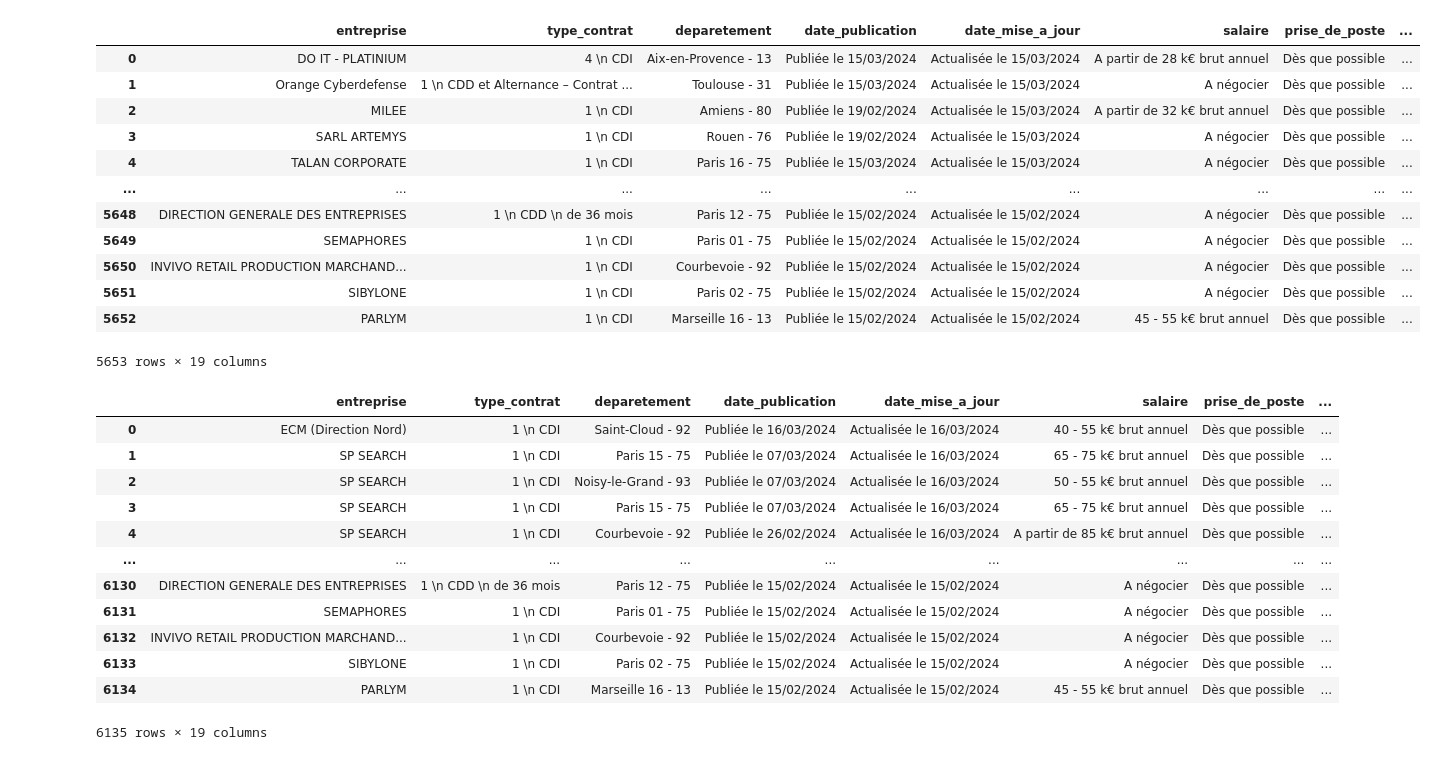
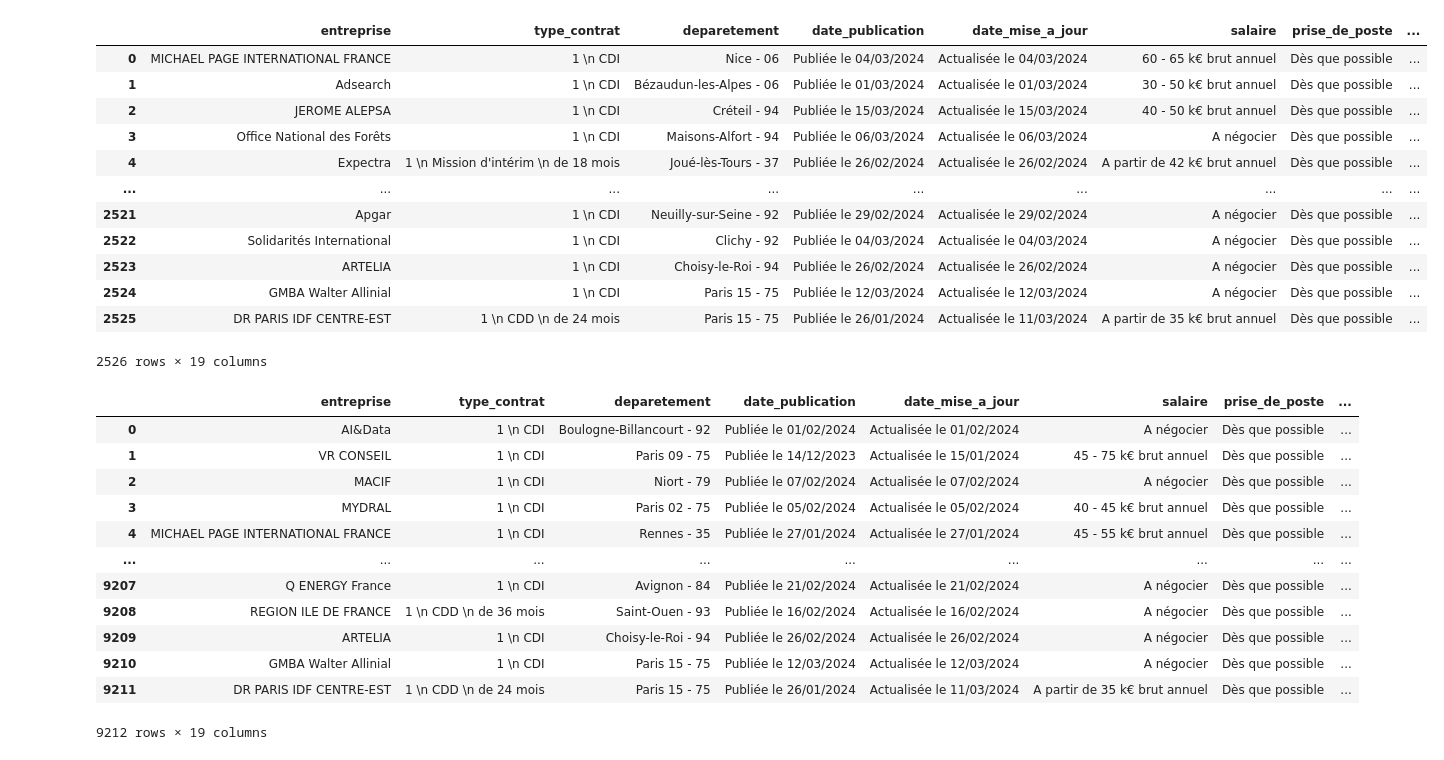
Before and after one commit to Racha1004/DALAS_projet, a Jupyter notebook: concat.ipynb, the cells around one changed output. Saved outputs shown, nothing was run; the diff lists cells and outputs as text; code cells hidden in the pictures.

```diff
--- a/concat.ipynb
+++ b/concat.ipynb
@@ -41,35 +37,37 @@ df2
 # %%
-df3 = pd.read_csv("Scrapped_Data/Data_Apec_data/Apec_data_3.csv")
+df3 = pd.read_csv("Scrapped_Data/Data_Apec_cyberSec/Apec_data_total.csv")
 df3
 # %% [output]
 |  | entreprise | type_contrat | deparetement | date_publication | date_mise_a_jour | salaire | prise_de_poste | ... |
-| 0 | DO IT - PLATINIUM | 4 \n CDI | Aix-en-Provence - 13 | Publiée le 15/03/2024 | Actualisée le 15/03/2024 | A partir de 28 k€ brut annuel | Dès que possible | ... |
-| 1 | Orange Cyberdefense | 1 \n CDD et Alternance – Contrat ... | Toulouse - 31 | Publiée le 15/03/2024 | Actualisée le 15/03/2024 | A négocier | Dès que possible | ... |
-| 2 | MILEE | 1 \n CDI | Amiens - 80 | Publiée le 19/02/2024 | Actualisée le 15/03/2024 | A partir de 32 k€ brut annuel | Dès que possible | ... |
-| 3 | SARL ARTEMYS | 1 \n CDI | Rouen - 76 | Publiée le 19/02/2024 | Actualisée le 15/03/2024 | A négocier | Dès que possible | ... |
-| 4 | TALAN CORPORATE | 1 \n CDI | Paris 16 - 75 | Publiée le 15/03/2024 | Actualisée le 15/03/2024 | A négocier | Dès que possible | ... |
+| 0 | MICHAEL PAGE INTERNATIONAL FRANCE | 1 \n CDI | Nice - 06 | Publiée le 04/03/2024 | Actualisée le 04/03/2024 | 60 - 65 k€ brut annuel | Dès que possible | ... |
+| 1 | Adsearch | 1 \n CDI | Bézaudun-les-Alpes - 06 | Publiée le 01/03/2024 | Actualisée le 01/03/2024 | 30 - 50 k€ brut annuel | Dès que possible | ... |
+| 2 | JEROME ALEPSA | 1 \n CDI | Créteil - 94 | Publiée le 15/03/2024 | Actualisée le 15/03/2024 | 40 - 50 k€ brut annuel | Dès que possible | ... |
+| 3 | Office National des Forêts | 1 \n CDI | Maisons-Alfort - 94 | Publiée le 06/03/2024 | Actualisée le 06/03/2024 | A négocier | Dès que possible | ... |
+| 4 | Expectra | 1 \n Mission d'intérim \n de 18 mois | Joué-lès-Tours - 37 | Publiée le 26/02/2024 | Actualisée le 26/02/2024 | A partir de 42 k€ brut annuel | Dès que possible | ... |
 | ... | ... | ... | ... | ... | ... | ... | ... | ... |
-| 5648 | DIRECTION GENERALE DES ENTREPRISES | 1 \n CDD \n de 36 mois | Paris 12 - 75 | Publiée le 15/02/2024 | Actualisée le 15/02/2024 | A négocier | Dès que possible | ... |
-| 5649 | SEMAPHORES | 1 \n CDI | Paris 01 - 75 | Publiée le 15/02/2024 | Actualisée le 15/02/2024 | A négocier | Dès que possible | ... |
-| 5650 | INVIVO RETAIL PRODUCTION MARCHAND... | 1 \n CDI | Courbevoie - 92 | Publiée le 15/02/2024 | Actualisée le 15/02/2024 | A négocier | Dès que possible | ... |
-| 5651 | SIBYLONE | 1 \n CDI | Paris 02 - 75 | Publiée le 15/02/2024 | Actualisée le 15/02/2024 | A négocier | Dès que possible | ... |
-| 5652 | PARLYM | 1 \n CDI | Marseille 16 - 13 | Publiée le 15/02/2024 | Actualisée le 15/02/2024 | 45 - 55 k€ brut annuel | Dès que possible | ... |
+| 2521 | Apgar | 1 \n CDI | Neuilly-sur-Seine - 92 | Publiée le 29/02/2024 | Actualisée le 29/02/2024 | A négocier | Dès que possible | ... |
+| 2522 | Solidarités International | 1 \n CDI | Clichy - 92 | Publiée le 04/03/2024 | Actualisée le 04/03/2024 | A négocier | Dès que possible | ... |
+| 2523 | ARTELIA | 1 \n CDI | Choisy-le-Roi - 94 | Publiée le 26/02/2024 | Actualisée le 26/02/2024 | A négocier | Dès que possible | ... |
+| 2524 | GMBA Walter Allinial | 1 \n CDI | Paris 15 - 75 | Publiée le 12/03/2024 | Actualisée le 12/03/2024 | A négocier | Dès que possible | ... |
+| 2525 | DR PARIS IDF CENTRE-EST | 1 \n CDD \n de 24 mois | Paris 15 - 75 | Publiée le 26/01/2024 | Actualisée le 11/03/2024 | A partir de 35 k€ brut annuel | Dès que possible | ... |
-5653 rows × 19 columns
+2526 rows × 19 columns
 # %%
 df = pd.concat([df1,df2 , df3] , ignore_index=True)
+df = df.drop_duplicates()
+df.reset_index(drop=True, inplace=True)
 df
 # %% [output]
 |  | entreprise | type_contrat | deparetement | date_publication | date_mise_a_jour | salaire | prise_de_poste | ... |
-| 0 | ECM (Direction Nord) | 1 \n CDI | Saint-Cloud - 92 | Publiée le 16/03/2024 | Actualisée le 16/03/2024 | 40 - 55 k€ brut annuel | Dès que possible | ... |
-| 1 | SP SEARCH | 1 \n CDI | Paris 15 - 75 | Publiée le 07/03/2024 | Actualisée le 16/03/2024 | 65 - 75 k€ brut annuel | Dès que possible | ... |
-| 2 | SP SEARCH | 1 \n CDI | Noisy-le-Grand - 93 | Publiée le 07/03/2024 | Actualisée le 16/03/2024 | 50 - 55 k€ brut annuel | Dès que possible | ... |
-| 3 | SP SEARCH | 1 \n CDI | Paris 15 - 75 | Publiée le 07/03/2024 | Actualisée le 16/03/2024 | 65 - 75 k€ brut annuel | Dès que possible | ... |
-| 4 | SP SEARCH | 1 \n CDI | Courbevoie - 92 | Publiée le 26/02/2024 | Actualisée le 16/03/2024 | A partir de 85 k€ brut annuel | Dès que possible | ... |
+| 0 | AI&Data | 1 \n CDI | Boulogne-Billancourt - 92 | Publiée le 01/02/2024 | Actualisée le 01/02/2024 | A négocier | Dès que possible | ... |
+| 1 | VR CONSEIL | 1 \n CDI | Paris 09 - 75 | Publiée le 14/12/2023 | Actualisée le 15/01/2024 | 45 - 75 k€ brut annuel | Dès que possible | ... |
+| 2 | MACIF | 1 \n CDI | Niort - 79 | Publiée le 07/02/2024 | Actualisée le 07/02/2024 | A négocier | Dès que possible | ... |
+| 3 | MYDRAL | 1 \n CDI | Paris 02 - 75 | Publiée le 05/02/2024 | Actualisée le 05/02/2024 | 40 - 45 k€ brut annuel | Dès que possible | ... |
+| 4 | MICHAEL PAGE INTERNATIONAL FRANCE | 1 \n CDI | Rennes - 35 | Publiée le 27/01/2024 | Actualisée le 27/01/2024 | 45 - 55 k€ brut annuel | Dès que possible | ... |
 | ... | ... | ... | ... | ... | ... | ... | ... | ... |
-| 6130 | DIRECTION GENERALE DES ENTREPRISES | 1 \n CDD \n de 36 mois | Paris 12 - 75 | Publiée le 15/02/2024 | Actualisée le 15/02/2024 | A négocier | Dès que possible | ... |
-| 6131 | SEMAPHORES | 1 \n CDI | Paris 01 - 75 | Publiée le 15/02/2024 | Actualisée le 15/02/2024 | A négocier | Dès que possible | ... |
-| 6132 | INVIVO RETAIL PRODUCTION MARCHAND... | 1 \n CDI | Courbevoie - 92 | Publiée le 15/02/2024 | Actualisée le 15/02/2024 | A négocier | Dès que possible | ... |
-| 6133 | SIBYLONE | 1 \n CDI | Paris 02 - 75 | Publiée le 15/02/2024 | Actualisée le 15/02/2024 | A négocier | Dès que possible | ... |
-| 6134 | PARLYM | 1 \n CDI | Marseille 16 - 13 | Publiée le 15/02/2024 | Actualisée le 15/02/2024 | 45 - 55 k€ brut annuel | Dès que possible | ... |
+| 9207 | Q ENERGY France | 1 \n CDI | Avignon - 84 | Publiée le 21/02/2024 | Actualisée le 21/02/2024 | A négocier | Dès que possible | ... |
+| 9208 | REGION ILE DE FRANCE | 1 \n CDD \n de 36 mois | Saint-Ouen - 93 | Publiée le 16/02/2024 | Actualisée le 16/02/2024 | A négocier | Dès que possible | ... |
+| 9209 | ARTELIA | 1 \n CDI | Choisy-le-Roi - 94 | Publiée le 26/02/2024 | Actualisée le 26/02/2024 | A négocier | Dès que possible | ... |
+| 9210 | GMBA Walter Allinial | 1 \n CDI | Paris 15 - 75 | Publiée le 12/03/2024 | Actualisée le 12/03/2024 | A négocier | Dès que possible | ... |
+| 9211 | DR PARIS IDF CENTRE-EST | 1 \n CDD \n de 24 mois | Paris 15 - 75 | Publiée le 26/01/2024 | Actualisée le 11/03/2024 | A partir de 35 k€ brut annuel | Dès que possible | ... |
-6135 rows × 19 columns
+9212 rows × 19 columns
 # %%
```
Also changed, not shown: parts of 3 cells of this notebook, 12 other files.
